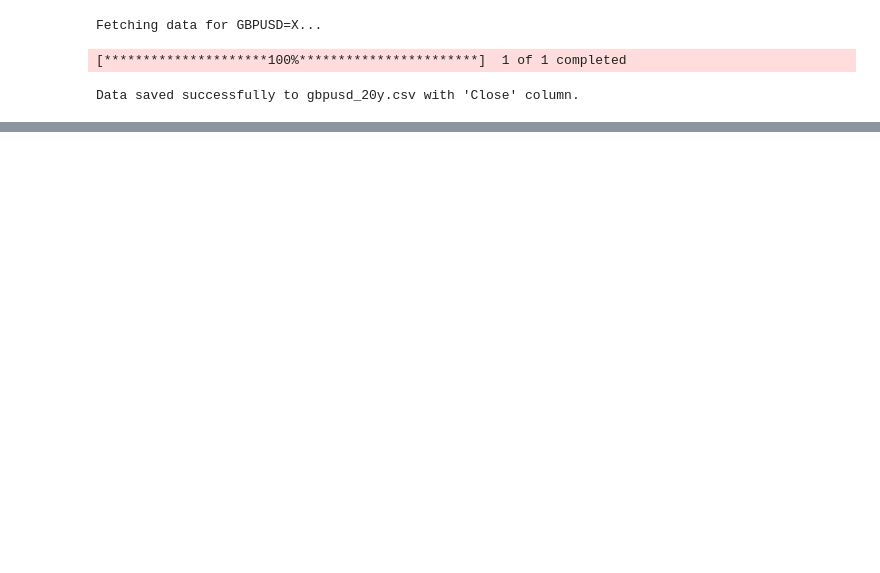
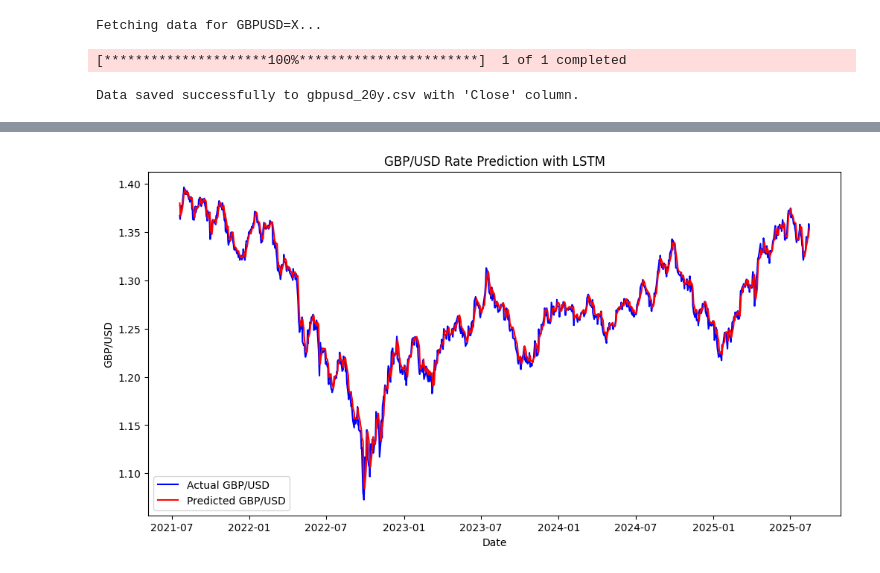
Before and after one commit to snowy615/gbptousd, a Jupyter notebook: LSTM.ipynb, the cells around one changed output, grey strips where cells are left out. Saved outputs shown, nothing was run; the diff lists cells and outputs as text; code cells hidden in the pictures; blank space fills up the shorter version.

Commit message:
LSTM v1 overfitting

```diff
--- a/LSTM.ipynb
+++ b/LSTM.ipynb
@@ -11,7 +11,7 @@ import yfinance as yf
 
 ticker = "GBPUSD=X"
 start_date = "2005-01-01"
-end_date = "2025-01-01"
+end_date = "2025-08-18"
 
 print(f"Fetching data for {ticker}...")
 data = yf.download(ticker, start=start_date, end=end_date)
@@ -87,3 +87,5 @@ Model: "sequential"
  Total params: 10,451 (40.82 KB)
  Trainable params: 10,451 (40.82 KB)
  Non-trainable params: 0 (0.00 B)
+# %%
+history = model.fit(X_train, y_train, epochs=50, batch_size=32, validation_data=(X_test, y_test))
@@ -89,0 +110,21 @@ Model: "sequential"
+# %%
+# 预测
+predicted = model.predict(X_test)
+predicted = scaler.inverse_transform(predicted)
+y_test_real = scaler.inverse_transform(y_test.reshape(-1, 1))
+
+# 评估误差
+mse = mean_squared_error(y_test_real, predicted)
+rmse = np.sqrt(mse)
+print('Test RMSE:', rmse)
+
+# 可视化
+plt.figure(figsize=(12,6))
+plt.plot(df.index[-len(y_test):], y_test_real, label='Actual GBP/USD', color='blue')
+plt.plot(df.index[-len(predicted):], predicted, label='Predicted GBP/USD', color='red')
+plt.xlabel('Date')
+plt.ylabel('GBP/USD')
+plt.title('GBP/USD Rate Prediction with LSTM')
+plt.legend()
+plt.show()
+# %% [output]
@@ -89,0 +133 @@ Model: "sequential"
+[figure, added]
```
Also changed, not shown: parts of 7 cells of this notebook.
